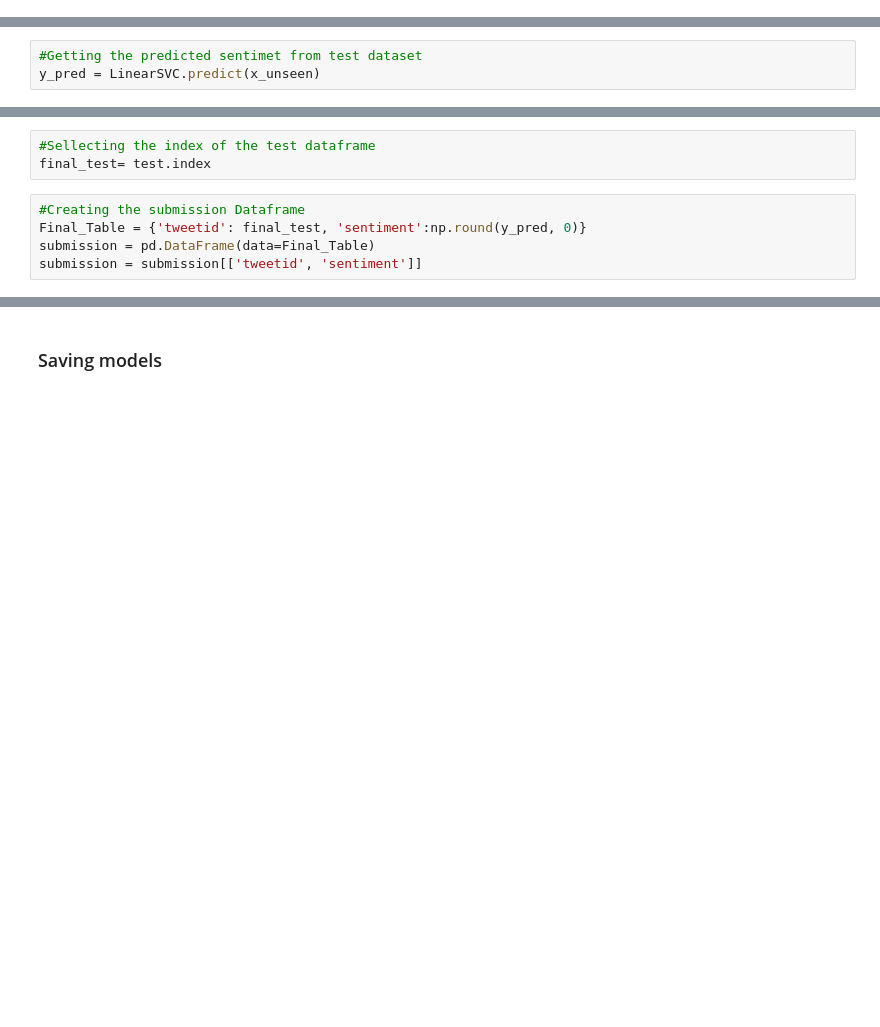
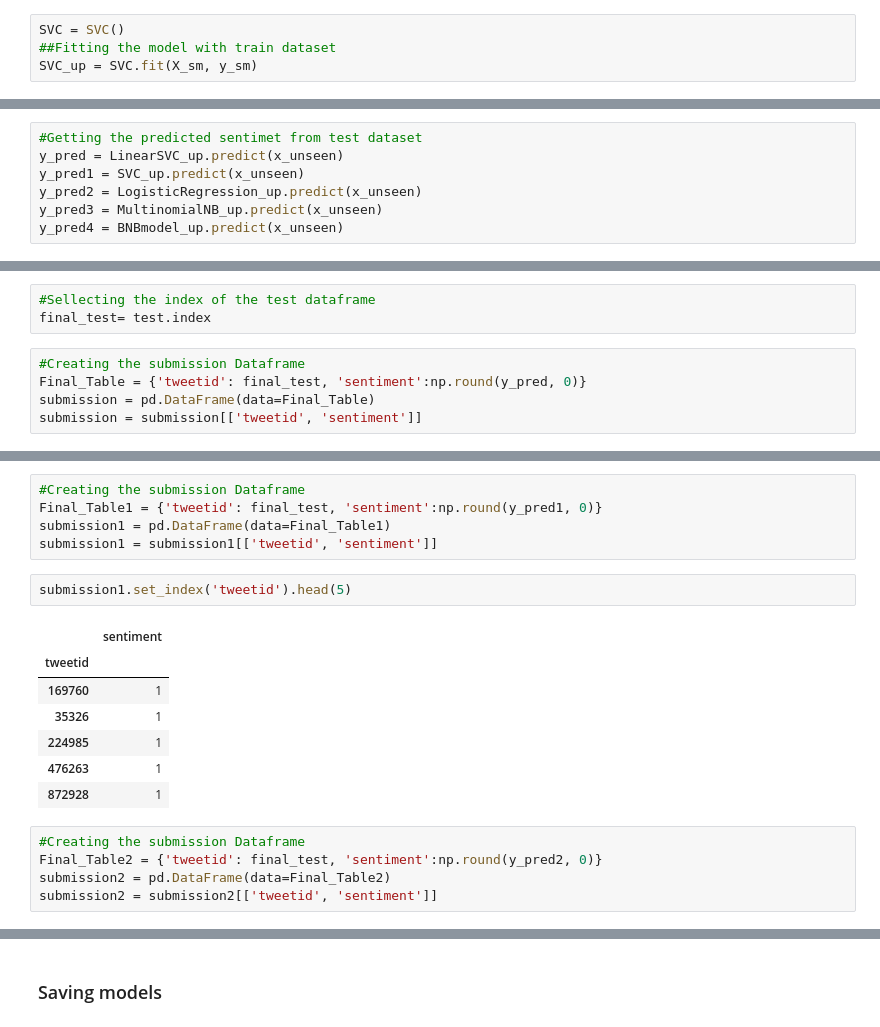
Before and after one commit to Yaya-T/Classic8, a Jupyter notebook: Classification.ipynb, the cells around one changed output, grey strips where cells are left out. Cells and saved outputs as stored; diff of their text form; blank space fills up the shorter version.

```diff
--- a/Classification.ipynb
+++ b/Classification.ipynb
@@ -641,0 +706,4 @@ weighted avg       0.54      0.57      0.42      1582
+# %%
+SVC = SVC()
+##Fitting the model with train dataset
+SVC_up = SVC.fit(X_sm, y_sm)
@@ -654,5 +796,9 @@ Based on the accuracy scores from the four  fitted models above, LinearSCV is th
 # %%
 #Getting the predicted sentimet from test dataset
-y_pred = LinearSVC.predict(x_unseen)
+y_pred = LinearSVC_up.predict(x_unseen)
+y_pred1 = SVC_up.predict(x_unseen)
+y_pred2 = LogisticRegression_up.predict(x_unseen)
+y_pred3 = MultinomialNB_up.predict(x_unseen)
+y_pred4 = BNBmodel_up.predict(x_unseen)
 # %%
 #Printing the predicted sentiment
@@ -676,0 +851,20 @@ submission.set_index('tweetid').head(5)
+# %%
+#Creating the submission Dataframe
+Final_Table1 = {'tweetid': final_test, 'sentiment':np.round(y_pred1, 0)}
+submission1 = pd.DataFrame(data=Final_Table1)
+submission1 = submission1[['tweetid', 'sentiment']]
+# %%
+submission1.set_index('tweetid').head(5)
+# %% [output]
+|  | sentiment |
+| tweetid |  |
+| 169760 | 1 |
+| 35326 | 1 |
+| 224985 | 1 |
+| 476263 | 1 |
+| 872928 | 1 |
+# %%
+#Creating the submission Dataframe
+Final_Table2 = {'tweetid': final_test, 'sentiment':np.round(y_pred2, 0)}
+submission2 = pd.DataFrame(data=Final_Table2)
+submission2 = submission2[['tweetid', 'sentiment']]
```
Also changed, not shown: parts of 77 cells of this notebook.
